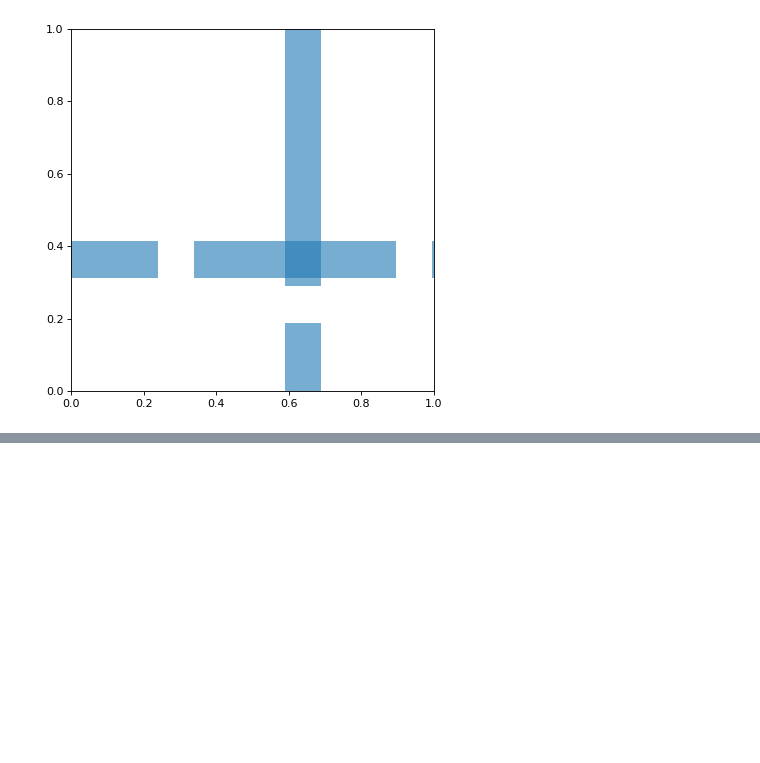
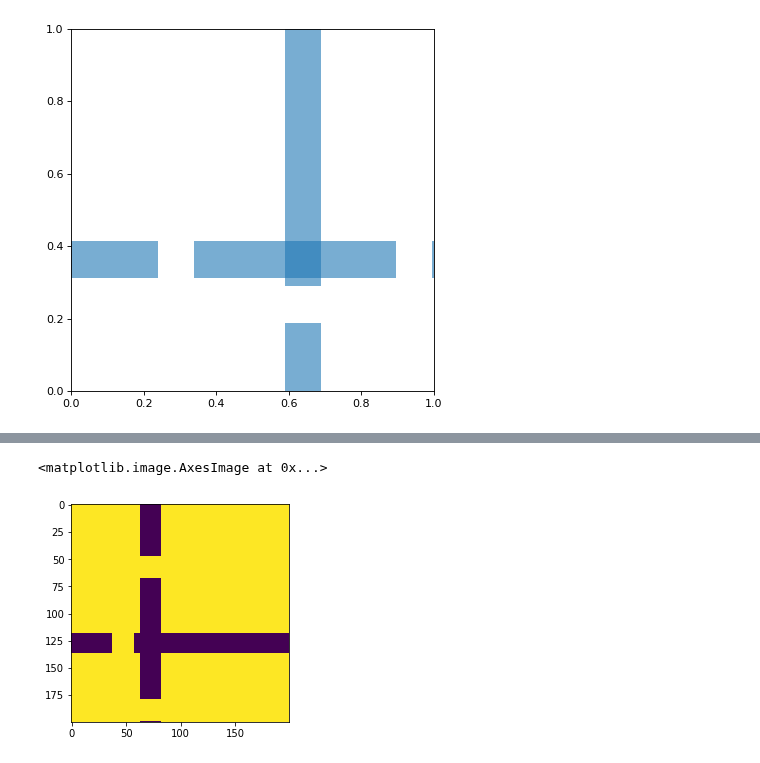
Before and after one commit to KarlRong/VAE-Motion-Planning, a Jupyter notebook: ompl_narrowpassage.ipynb, the cells around one changed output, grey strips where cells are left out. Saved outputs shown, nothing was run; the diff lists cells and outputs as text; code cells hidden in the pictures; blank space fills up the shorter version.

```diff
--- a/ompl_narrowpassage.ipynb
+++ b/ompl_narrowpassage.ipynb
@@ -475,2 +495,7 @@ def plt_ompl_result(condition, start, goal, path):
     plt.show()
+# %%
+path.interpolate()
+for state in path.getStates():
+    if not mychecker.isValid(state):
+        print("collision", state)
 # %%
@@ -479,0 +505,22 @@ plt_ompl_result(con, start, goal,path)
+# %%
+def getOccGrid(gridSize):
+    gridPointsRange = np.linspace(0, 1, num=gridSize)
+    occGridSamples = np.zeros([gridSize,  gridSize, 2])
+    for i in range(0, gridSize):
+        for j in range(0, gridSize):
+            occGridSamples[i, j, 0] = gridPointsRange[i]
+            occGridSamples[i, j, 1] = gridPointsRange[j]
+    return occGridSamples
+
+def fclGrid(gridSize, omplChecker, space):
+    occGridSamples = getOccGrid(gridSize)
+    occGrid = np.zeros([gridSize, gridSize])
+    for i in range(0, gridSize):
+        for j in range(0, gridSize):
+            state = ob.State(space)
+            state().setX(occGridSamples[i, j, 0])
+            state().setY(occGridSamples[i, j, 1])
+            occGrid[i, j] = omplChecker.isValid(state)
+    return occGrid
+# %%
+occgrid = fclGrid(200,mychecker, space )
@@ -479,0 +545,5 @@ plt_ompl_result(con, start, goal,path)
+# %%
+plt.imshow(occgrid)
+# %% [output]
+<matplotlib.image.AxesImage at 0x...>
+[figure, added]
```
Also changed, not shown: parts of 6 cells of this notebook.
